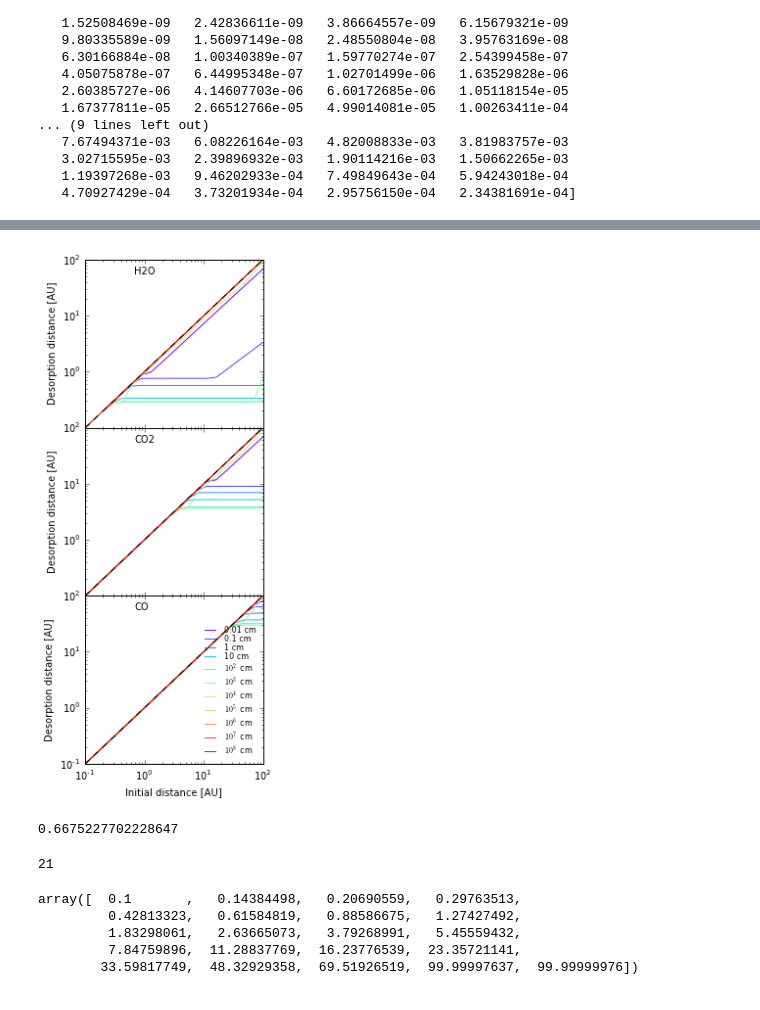
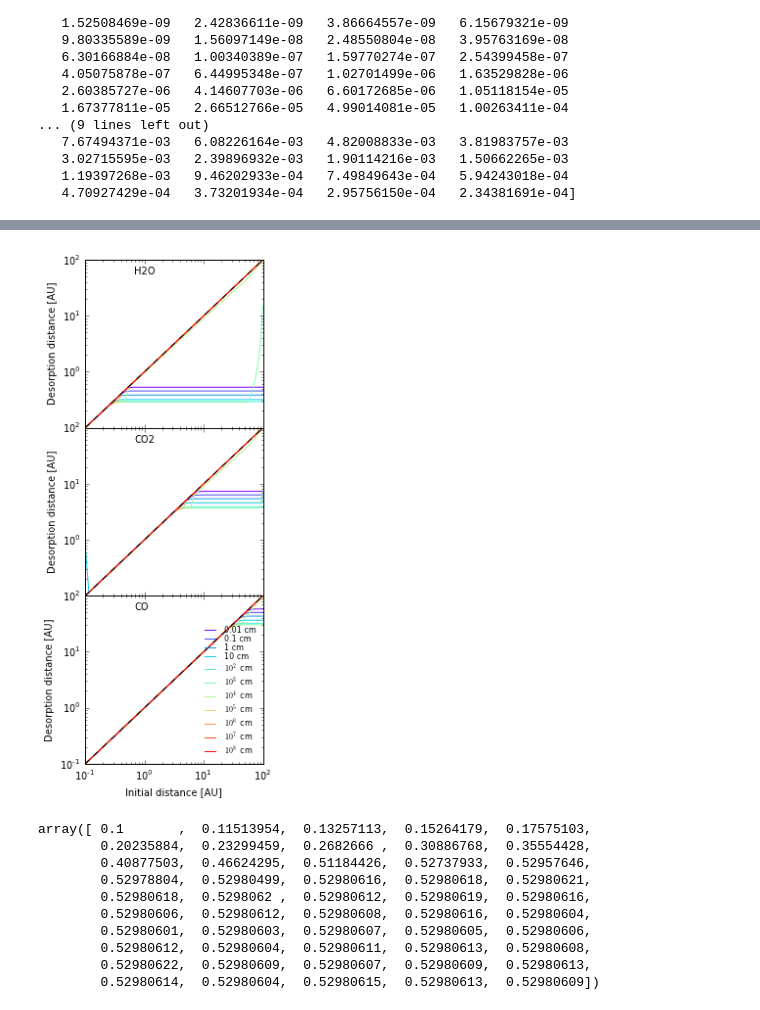
Before and after one commit to apiso/Thesis, a Jupyter notebook: python/CO_plots.ipynb, the cells around one changed output, grey strips where cells are left out. Saved outputs shown, nothing was run; the diff lists cells and outputs as text; code cells hidden in the pictures.

```diff
--- a/python/CO_plots.ipynb
+++ b/python/CO_plots.ipynb
@@ -211,0 +240,9 @@ print Re
+# %%
+a = logspace(-1, 2, 50)
+s = logspace(-3, 8, 50)
+
+darrayCO = np.ndarray(shape = (len(s), len(a)), dtype = float)
+
+for i in range(len(s)):
+    for j in range(len(a)):
+        darrayCO[i, j] = rf(a[j], s[i], 28, 850, rhos = 2.0, mu = 2.3, Sigma0 = 2e3, betaS = 1., npts = 1e6, nptsin = 1e5, vphi = 1)
@@ -211,0 +267,4 @@ print Re
+# %%
+for i in range(len(s)):
+    plt.loglog(a, darrayCO[i])
+    plt.ylim(ymin = 0.1)
@@ -248,17 +322,17 @@ Run with full_output = 1 to get quantitative information.
 # %%
 s0co, s1co, s2co, s3co, s4co, s5co, s6co, s7co, s8co, s9co, s10co = [], [], [], [], [], [], [], [], [], [], []
 for i in range(len(a)):
-    s0co = append(s0co, rf(a[i], 0.01, 28, 850, rhos = 2.0, betaS = 1., npts = 1e6))
-    s1co = append(s1co, rf(a[i], 0.1, 28, 850, rhos = 2.0, betaS = 1., npts = 1e6))
-    s2co = append(s2co, rf(a[i], 1, 28, 850, rhos = 2.0, betaS = 1., npts = 1e6))
-    s3co = append(s3co, rf(a[i], 1e1, 28, 850, rhos = 2.0, betaS = 1., npts = 1e6))
-    s4co = append(s4co, rf(a[i], 1e2, 28, 850, rhos = 2.0, betaS = 1., npts = 1e6))
-    s5co = append(s5co, rf(a[i], 1e3, 28, 850, rhos = 2.0, betaS = 1., npts = 1e6))
-    s6co = append(s6co, rf(a[i], 1e4, 28, 850, rhos = 2.0, betaS = 1., npts = 1e6))
-    s7co = append(s7co, rf(a[i], 1e5, 28, 850, rhos = 2.0, betaS = 1., npts = 1e6))
-    s8co = append(s8co, rf(a[i], 1e6, 28, 850, rhos = 2.0, betaS = 1., npts = 1e6))
-    s9co = append(s9co, rf(a[i], 1e7, 28, 850, rhos = 2.0, betaS = 1., npts = 1e6))
-    s10co = append(s10co, rf(a[i], 1e8, 28, 2000, rhos = 2.0, betaS = 1., npts = 1e6))
+    s0co = append(s0co, rf(a[i], 0.01, 28, 850, rhos = 2.0, betaS = 1., npts = 1e5, nptsin = 1e4, vphi = 1))
+    s1co = append(s1co, rf(a[i], 0.1, 28, 850, rhos = 2.0, betaS = 1., npts = 1e5, nptsin = 1e4, vphi = 1))
+    s2co = append(s2co, rf(a[i], 1, 28, 850, rhos = 2.0, betaS = 1., npts = 1e5, nptsin = 1e4, vphi = 1))
+    s3co = append(s3co, rf(a[i], 1e1, 28, 850, rhos = 2.0, betaS = 1., npts = 1e5, nptsin = 1e4, vphi = 1))
+    s4co = append(s4co, rf(a[i], 1e2, 28, 850, rhos = 2.0, betaS = 1., npts = 1e5, nptsin = 1e4, vphi = 1))
+    s5co = append(s5co, rf(a[i], 1e3, 28, 850, rhos = 2.0, betaS = 1., npts = 1e5, nptsin = 1e4, vphi = 1))
+    s6co = append(s6co, rf(a[i], 1e4, 28, 850, rhos = 2.0, betaS = 1., npts = 1e5, nptsin = 1e4, vphi = 1))
+    s7co = append(s7co, rf(a[i], 1e5, 28, 850, rhos = 2.0, betaS = 1., npts = 1e5, nptsin = 1e4, vphi = 1))
+    s8co = append(s8co, rf(a[i], 1e6, 28, 850, rhos = 2.0, betaS = 1., npts = 1e5, nptsin = 1e4, vphi = 1))
+    s9co = append(s9co, rf(a[i], 1e7, 28, 850, rhos = 2.0, betaS = 1., npts = 1e5, nptsin = 1e4, vphi = 1))
+    s10co = append(s10co, rf(a[i], 1e8, 28, 2000, rhos = 2.0, betaS = 1., npts = 1e5, nptsin = 1e4, vphi = 1))
 # %% [output]
 Excess work done on this call (perhaps wrong Dfun type).
 Run with full_output = 1 to get quantitative information.
@@ -326,49 +408,46 @@ ax2.loglog(a, s6c, c = cm.rainbow(int(rnb[6])))
 ax2.loglog(a, s7c, c = cm.rainbow(int(rnb[7])))
 ax2.loglog(a, s8c, c = cm.rainbow(int(rnb[8])))
 ax2.loglog(a, s9c, c = cm.rainbow(int(rnb[9])))
 ax2.loglog(a, s10c, c = cm.rainbow(int(rnb[10])))
 ax2.loglog(a, a, '--', color = 'black')
 ax2.set_ylabel('Desorption distance [AU]')
 ax2.set_ylim(ymin = 0.10001, ymax = 100)
 ax2.text(0.7, 55, 'CO2')
 
 ax3.loglog(a, s0co, c = cm.rainbow(int(rnb[0])), label = '0.01 cm')
 ax3.loglog(a, s1co, c = cm.rainbow(int(rnb[1])), label = '0.1 cm')
 ax3.loglog(a, s2co, c = cm.rainbow(int(rnb[2])), label = '1 cm')
 ax3.loglog(a, s3co, c = cm.rainbow(int(rnb[3])), label = '10 cm')
 ax3.loglog(a, s4co, c = cm.rainbow(int(rnb[4])), label = r'$10^2$ cm')
 ax3.loglog(a, s5co, c = cm.rainbow(int(rnb[5])), label = r'$10^3$ cm')
 ax3.loglog(a, s6co, c = cm.rainbow(int(rnb[6])), label = r'$10^4$ cm')
 ax3.loglog(a, s7co, c = cm.rainbow(int(rnb[7])), label = r'$10^5$ cm')
 ax3.loglog(a, s8co, c = cm.rainbow(int(rnb[8])), label = r'$10^6$ cm')
 ax3.loglog(a, s9co, c = cm.rainbow(int(rnb[9])), label = r'$10^7$ cm')
 ax3.loglog(a, s10co, c = cm.rainbow(int(rnb[10])), label = r'$10^8$ cm')
 ax3.loglog(a, a, '--', color = 'black')
 ax3.set_ylabel('Desorption distance [AU]')
 ax3.set_xlabel('Initial distance [AU]')
-ax3.set_ylim(ymax = 100)
+ax3.set_ylim(ymin = 0.1, ymax = 100)
 ax3.legend(loc = 4, frameon = False, prop = {'size':8}, labelspacing = 0)
 ax3.text(0.7, 55, 'CO')
 
 plt.tight_layout()
 f.subplots_adjust(hspace = 0)
 
-plt.savefig('desorption_distace.pdf')
+plt.savefig('desorption_distace_new_n1_vphi_2000_1e5_1e4.pdf')
 # %% [output]
-[figure, old version]
+[figure, new version]
-# %%
-rH2O
-# %% [output]
-0.6675227702228647
-# %%
-len(s10)
-# %% [output]
-21
-# %%
-s10
-# %% [output]
-array([  0.1       ,   0.14384498,   0.20690559,   0.29763513,
-         0.42813323,   0.61584819,   0.88586675,   1.27427492,
-         1.83298061,   2.63665073,   3.79268991,   5.45559432,
-         7.84759896,  11.28837769,  16.23776539,  23.35721141,
-        33.59817749,  48.32929358,  69.51926519,  99.99997637,  99.99999976])
+# %%
+s0
+# %% [output]
+array([ 0.1       ,  0.11513954,  0.13257113,  0.15264179,  0.17575103,
+        0.20235884,  0.23299459,  0.2682666 ,  0.30886768,  0.35554428,
+        0.40877503,  0.46624295,  0.51184426,  0.52737933,  0.52957646,
+        0.52978804,  0.52980499,  0.52980616,  0.52980618,  0.52980621,
+        0.52980618,  0.5298062 ,  0.52980612,  0.52980619,  0.52980616,
+        0.52980606,  0.52980612,  0.52980608,  0.52980616,  0.52980604,
+        0.52980601,  0.52980603,  0.52980607,  0.52980605,  0.52980606,
+        0.52980612,  0.52980604,  0.52980611,  0.52980613,  0.52980608,
+        0.52980622,  0.52980609,  0.52980607,  0.52980609,  0.52980613,
+        0.52980614,  0.52980604,  0.52980615,  0.52980613,  0.52980609])
```
Also changed, not shown: parts of 18 cells of this notebook, 54 other files.
